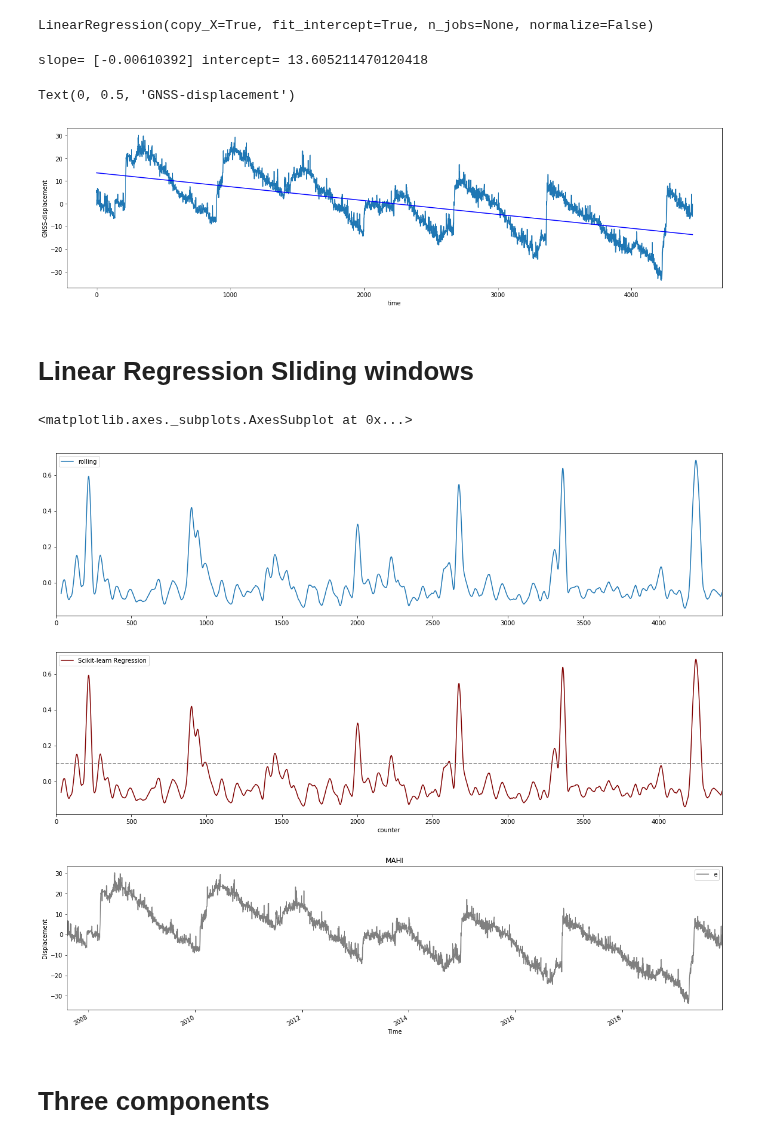
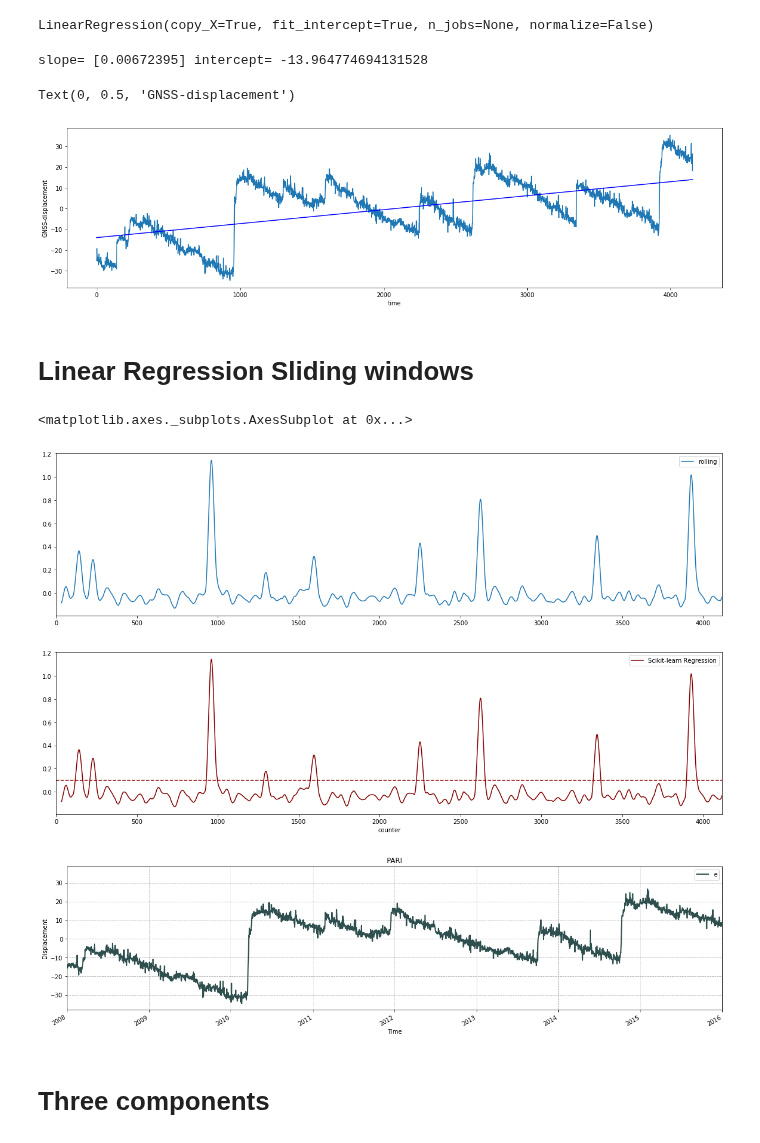
Before and after one commit to francovm/SSE, a Jupyter notebook: notebooks/01-initial-data-exploration.ipynb, the cells around one changed output. Saved outputs shown, nothing was run; the diff lists cells and outputs as text; code cells hidden in the pictures.

```diff
--- a/notebooks/01-initial-data-exploration.ipynb
+++ b/notebooks/01-initial-data-exploration.ipynb
@@ -10,7 +10,7 @@ base_url = "http://fits.geonet.org.nz/"
 endpoint = "observation"
 
 url = base_url + endpoint
-parameters ={"typeID": "e", "siteID": "MAHI"}
+parameters ={"typeID": "e", "siteID": "PARI"}
 
 response_e = requests.get(url, params=parameters)
 parameters["typeID"] = "n"
@@ -115,7 +115,7 @@ m=reg.coef_
 b=reg.intercept_
 print("slope=",m, "intercept=",b)
 # %% [output]
-slope= [-0.00610392] intercept= 13.605211470120418
+slope= [0.00672395] intercept= -13.964774694131528
 # %%
 plt.figure(figsize=(20,5))
 plt.plot(counter,y_e)
@@ -126,7 +126,7 @@ plt.xlabel("time")
 plt.ylabel("GNSS-displacement")
 # %% [output]
 Text(0, 0.5, 'GNSS-displacement')
-[figure, old version]
+[figure, new version]
 # %% [markdown]
 # Linear Regression Sliding windows
 # %%
@@ -163,34 +163,40 @@ df_predict.plot(y=["rolling"],figsize=(20,5))
 # df_e.plot(y=["e"],figsize=(20,10),subplots=False)
 # %% [output]
 <matplotlib.axes._subplots.AxesSubplot at 0x...>
-[figure, old version]
+[figure, new version]
 # %%
 df_predict['counter'] = range(len(df_predict))
 # %%
 fig, ax = plt.subplots()
 # ax2 = ax.twinx()
 
 # df_e.plot(x="counter", y=["rolling"], ax=ax,figsize=(20,5))
 # df_predict.plot(x="counter", y=["rolling"], ax=ax2, color='maroon',figsize=(20,5))
 
 df_predict.plot(x="counter", y=["rolling"], ax=ax,color='maroon',figsize=(20,5))
 
-plt.axhline(y=0.1, color='gray', linestyle='--')
+plt.axhline(y=0.1, color='darkred', linestyle='--')
 
-df_e.plot(y=["e"],figsize=(20,5),color='gray')
+df_e.plot(y=["e"],figsize=(20,5),color='darkslategray',linewidth=2)
 
 
-plt.title("MAHI")
+plt.title("PARI")
 plt.ylabel("Displacement")
 plt.xlabel("Time")
+
+    # Grids
+plt.gca().xaxis.grid(True, linestyle='--')
+plt.gca().yaxis.grid(True, linestyle='--')
 
 # ax.legend(["Rolling-mean"], loc='upper right')
 ax.legend(["Scikit-learn Regression"])
 
+plt.xlim("2008","2016")
+
 plt.show()
 # %% [output]
-[figure, old version]
+[figure, new version]
-[figure, old version]
+[figure, new version]
 # %% [markdown]
 # Three components
 # %%
```
Also changed, not shown: parts of 12 cells of this notebook, 11 other files.
